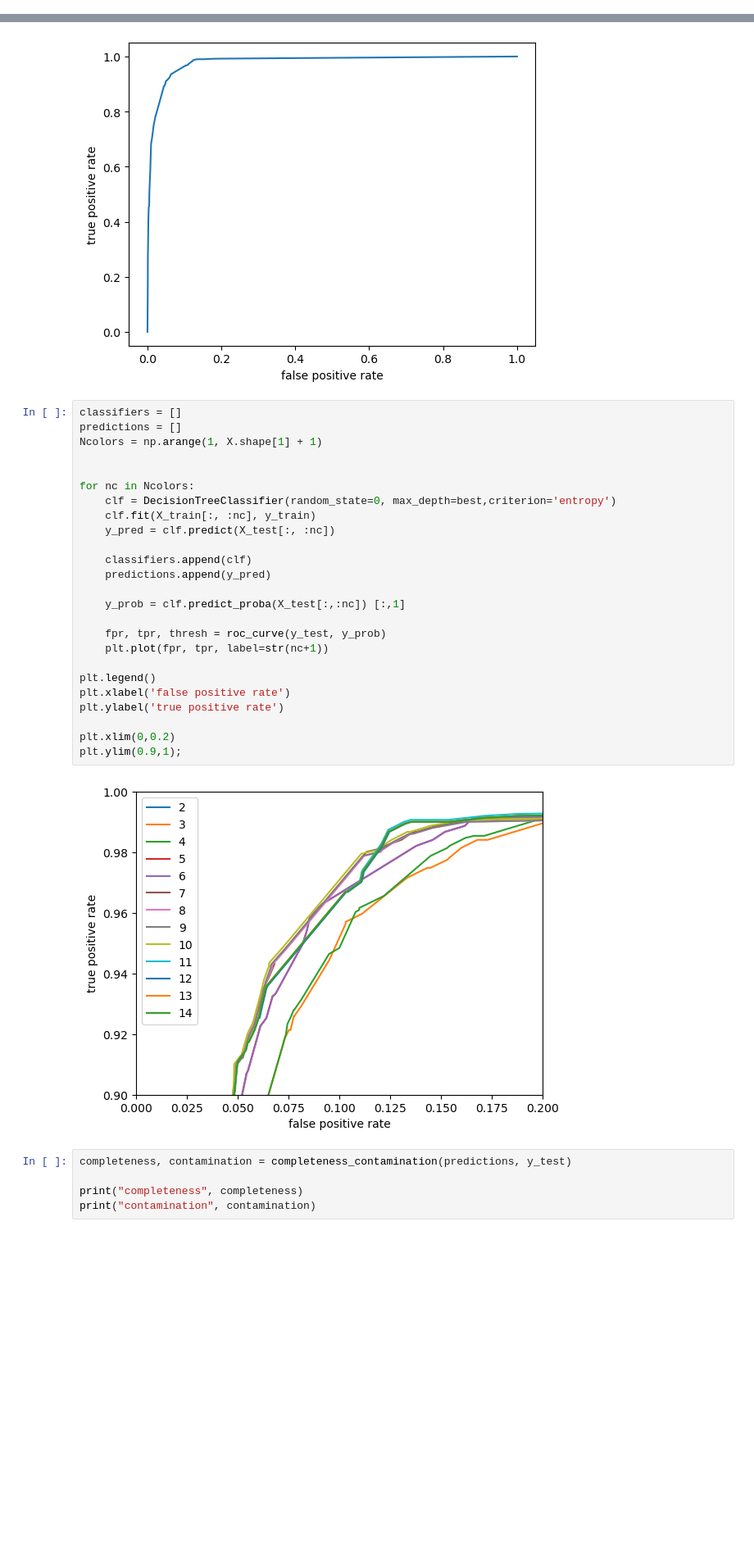
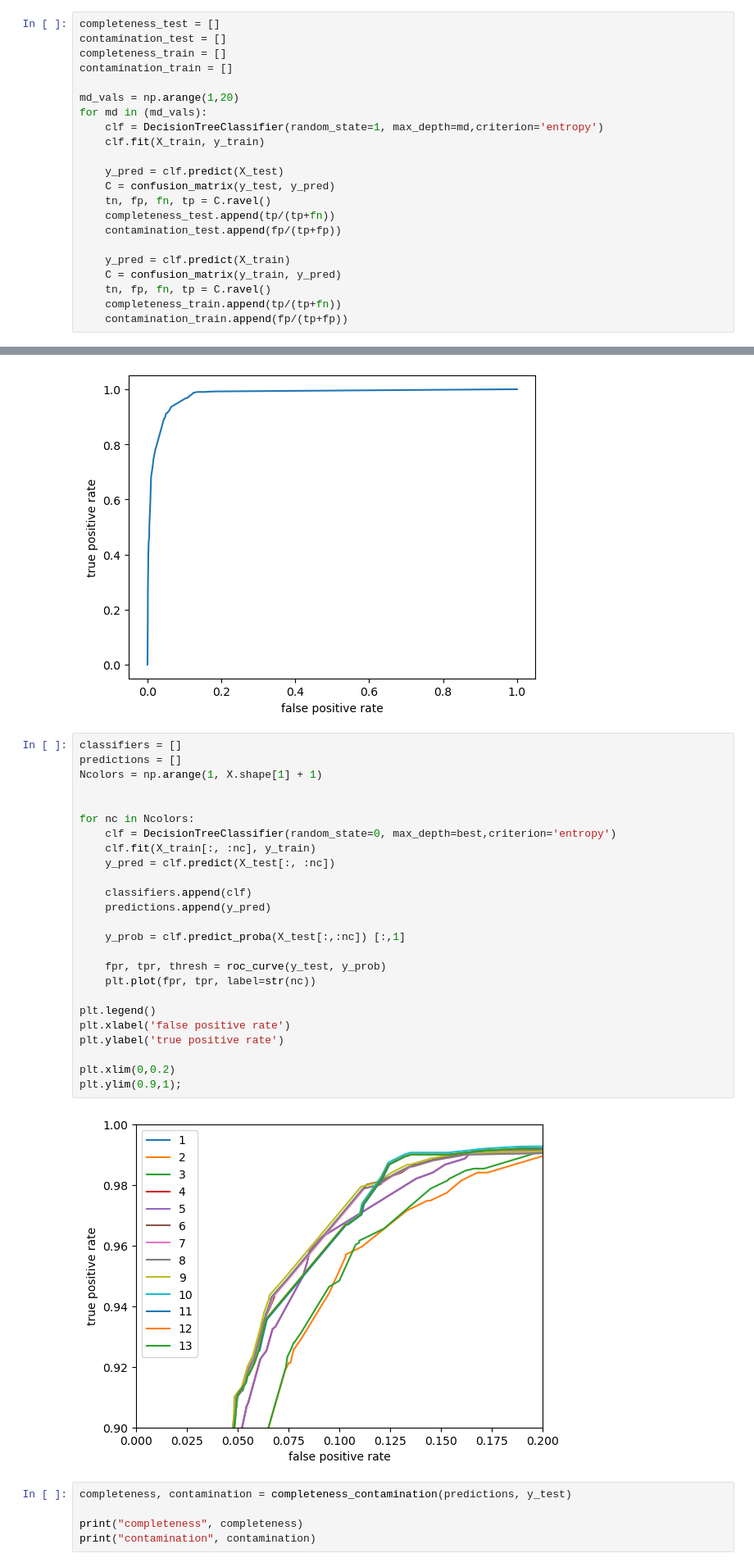
Before and after one commit to ebianchi803/astrostatistics_bicocca_2026, a Jupyter notebook: working/L20.ipynb, the cells around one changed output, grey strips where cells are left out. Shown at 82% size. Saved outputs shown, nothing was run; the diff lists cells and outputs as text; blank space fills up the shorter version.

```diff
--- a/working/L20.ipynb
+++ b/working/L20.ipynb
@@ -186,0 +198,22 @@ Best depth
+# %%
+completeness_test = []
+contamination_test = []
+completeness_train = []
+contamination_train = []
+
+md_vals = np.arange(1,20)
+for md in (md_vals):
+    clf = DecisionTreeClassifier(random_state=1, max_depth=md,criterion='entropy')
+    clf.fit(X_train, y_train)
+
+    y_pred = clf.predict(X_test)
+    C = confusion_matrix(y_test, y_pred)
+    tn, fp, fn, tp = C.ravel()
+    completeness_test.append(tp/(tp+fn))
+    contamination_test.append(fp/(tp+fp))
+
+    y_pred = clf.predict(X_train)
+    C = confusion_matrix(y_train, y_pred)
+    tn, fp, fn, tp = C.ravel()
+    completeness_train.append(tp/(tp+fn))
+    contamination_train.append(fp/(tp+fp))
@@ -333,30 +379,30 @@ plt.ylabel('true positive rate');
 # %%
 classifiers = []
 predictions = []
 Ncolors = np.arange(1, X.shape[1] + 1)
 
 
 for nc in Ncolors:
     clf = DecisionTreeClassifier(random_state=0, max_depth=best,criterion='entropy')
     clf.fit(X_train[:, :nc], y_train)
     y_pred = clf.predict(X_test[:, :nc])
 
     classifiers.append(clf)
     predictions.append(y_pred)
 
     y_prob = clf.predict_proba(X_test[:,:nc]) [:,1]
 
     fpr, tpr, thresh = roc_curve(y_test, y_prob)
-    plt.plot(fpr, tpr, label=str(nc+1))
+    plt.plot(fpr, tpr, label=str(nc))
 
 plt.legend()
 plt.xlabel('false positive rate')
 plt.ylabel('true positive rate')
 
 plt.xlim(0,0.2)
 plt.ylim(0.9,1);
 # %% [output]
-[figure, old version]
+[figure, new version]
 # %%
 completeness, contamination = completeness_contamination(predictions, y_test)
 
```
Also changed, not shown: parts of 6 cells of this notebook.
